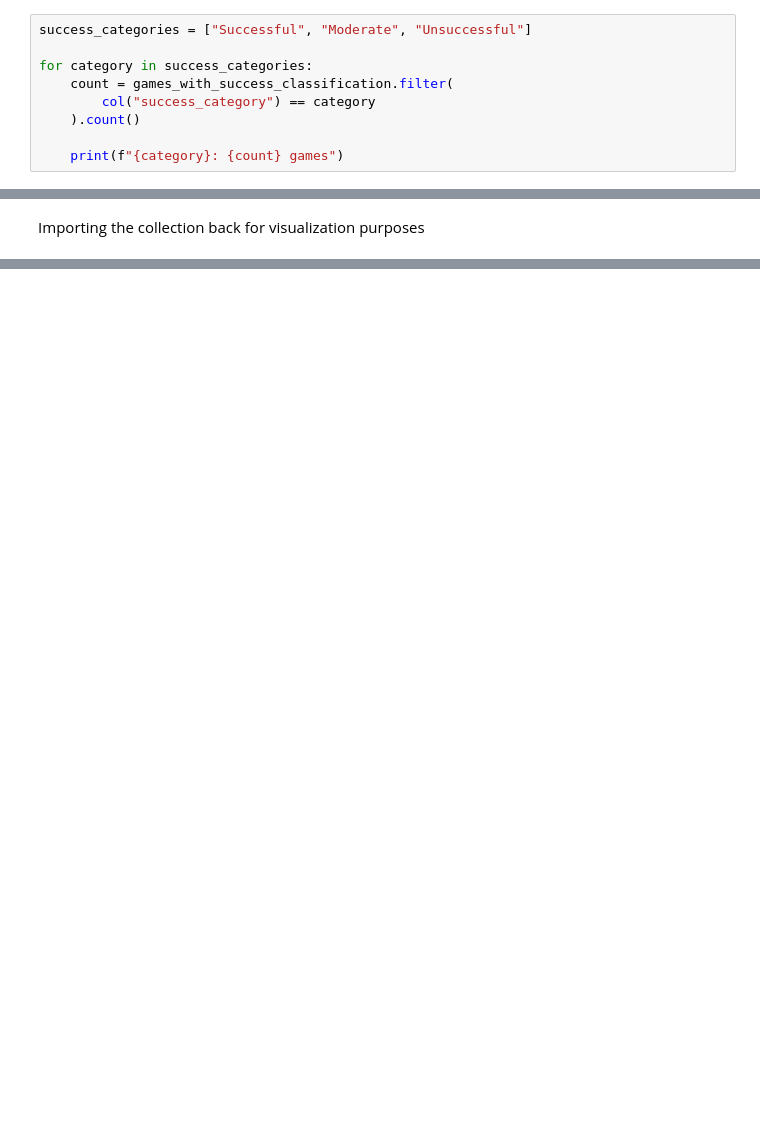
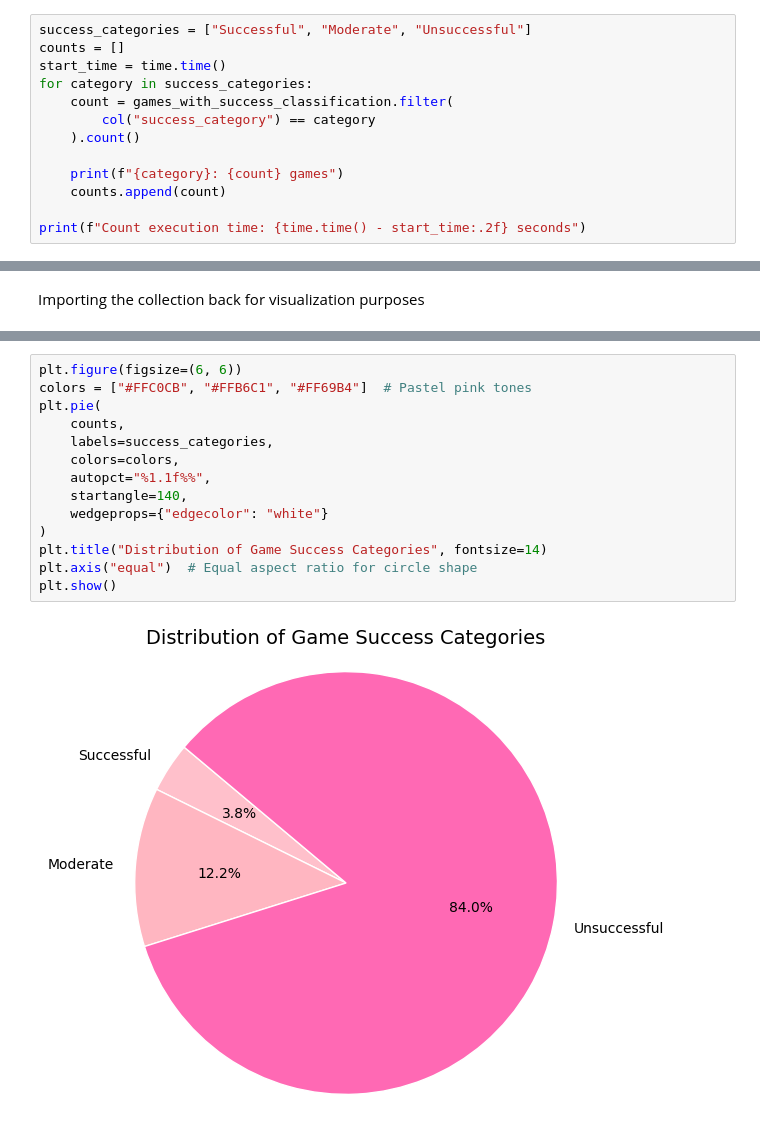
Before and after one commit to Florrena/BigDataTechnologies, a Jupyter notebook: Project.ipynb, the cells around one changed output, grey strips where cells are left out. Cells and saved outputs as stored; diff of their text form; blank space fills up the shorter version.

Commit message:
visualization and performance evaluation

```diff
--- a/Project.ipynb
+++ b/Project.ipynb
@@ -490,12 +495,16 @@ only showing top 20 rows
 # %%
 success_categories = ["Successful", "Moderate", "Unsuccessful"]
-
+counts = []
+start_time = time.time()
 for category in success_categories:
     count = games_with_success_classification.filter(
         col("success_category") == category
     ).count()
 
     print(f"{category}: {count} games")
+    counts.append(count)
+
+print(f"Count execution time: {time.time() - start_time:.2f} seconds")
 # %% [output]
 Successful: 3585 games
 Moderate: 11455 games
@@ -550,3 +676,19 @@ Importing the collection back for visualization purposes
+# %%
+plt.figure(figsize=(6, 6))
+colors = ["#FFC0CB", "#FFB6C1", "#FF69B4"]  # Pastel pink tones
+plt.pie(
+    counts,
+    labels=success_categories,
+    colors=colors,
+    autopct="%1.1f%%",
+    startangle=140,
+    wedgeprops={"edgecolor": "white"}
+)
+plt.title("Distribution of Game Success Categories", fontsize=14)
+plt.axis("equal")  # Equal aspect ratio for circle shape
+plt.show()
+# %% [output]
+[figure, added]
 # %%
 import pandas as pd
 
```
Also changed, not shown: parts of 23 cells of this notebook.
